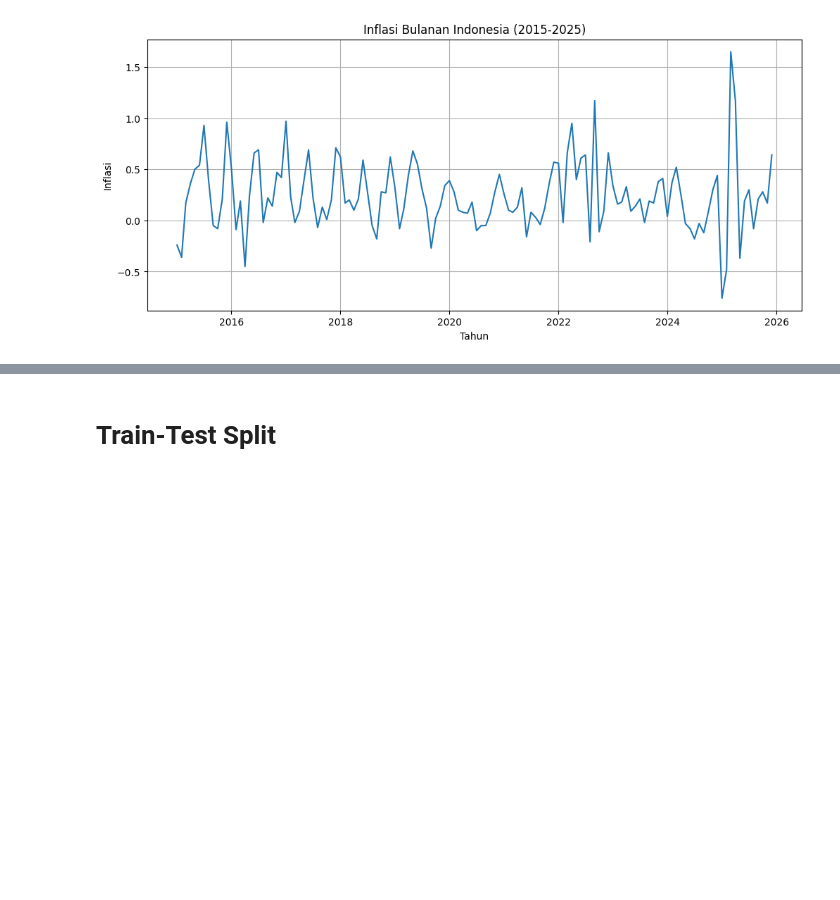
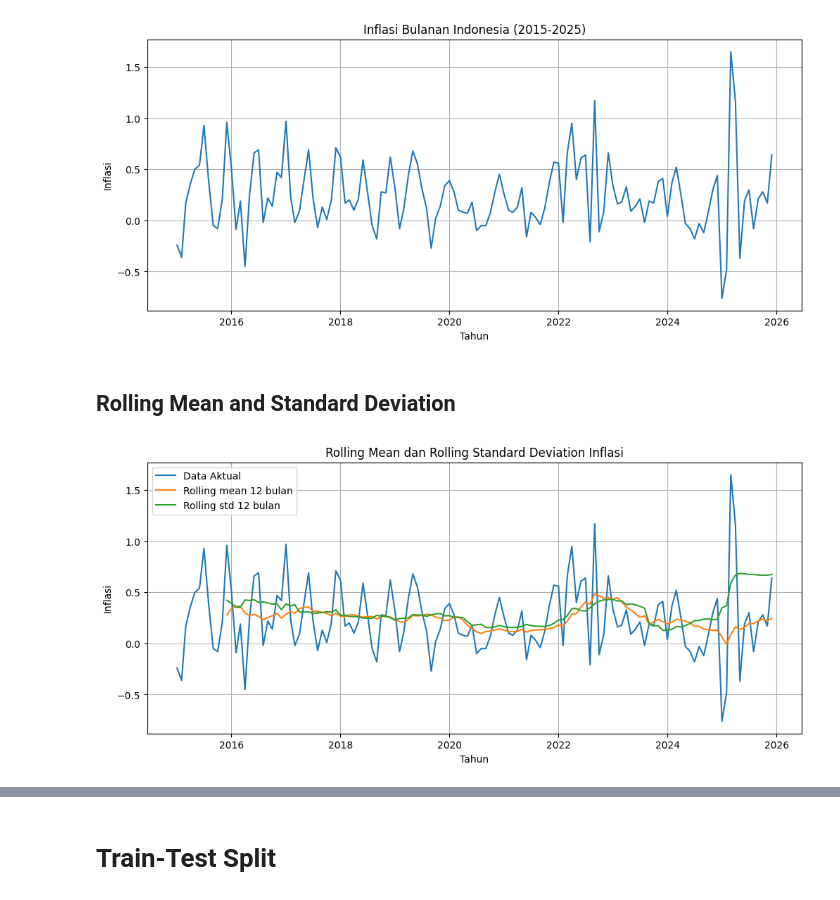
Before and after one commit to 14aprows/time-series-inflation-sarima-bps, a Jupyter notebook: uas_prw.ipynb, the cells around one changed output, grey strips where cells are left out. Saved outputs shown, nothing was run; the diff lists cells and outputs as text; code cells hidden in the pictures; blank space fills up the shorter version.

```diff
--- a/uas_prw.ipynb
+++ b/uas_prw.ipynb
@@ -133,3 +134,22 @@ plt.grid(True)
 plt.show()
 # %% [output]
 [figure]
+# %% [markdown]
+## Rolling Mean and Standard Deviation
+# %%
+rolling_mean = df["inflasi"].rolling(window=12).mean()
+rolling_std = df["inflasi"].rolling(window=12).std()
+
+plt.figure(figsize=(12, 5))
+plt.plot(df.index, df["inflasi"], label="Data Aktual")
+plt.plot(rolling_mean.index, rolling_mean, label="Rolling mean 12 bulan")
+plt.plot(rolling_std.index, rolling_std, label="Rolling std 12 bulan")
+
+plt.title("Rolling Mean dan Rolling Standard Deviation Inflasi")
+plt.xlabel("Tahun")
+plt.ylabel("Inflasi")
+plt.legend()
+plt.grid(True)
+plt.show()
+# %% [output]
+[figure, added]
```
Also changed, not shown: parts of 10 cells of this notebook, 9 other files.
